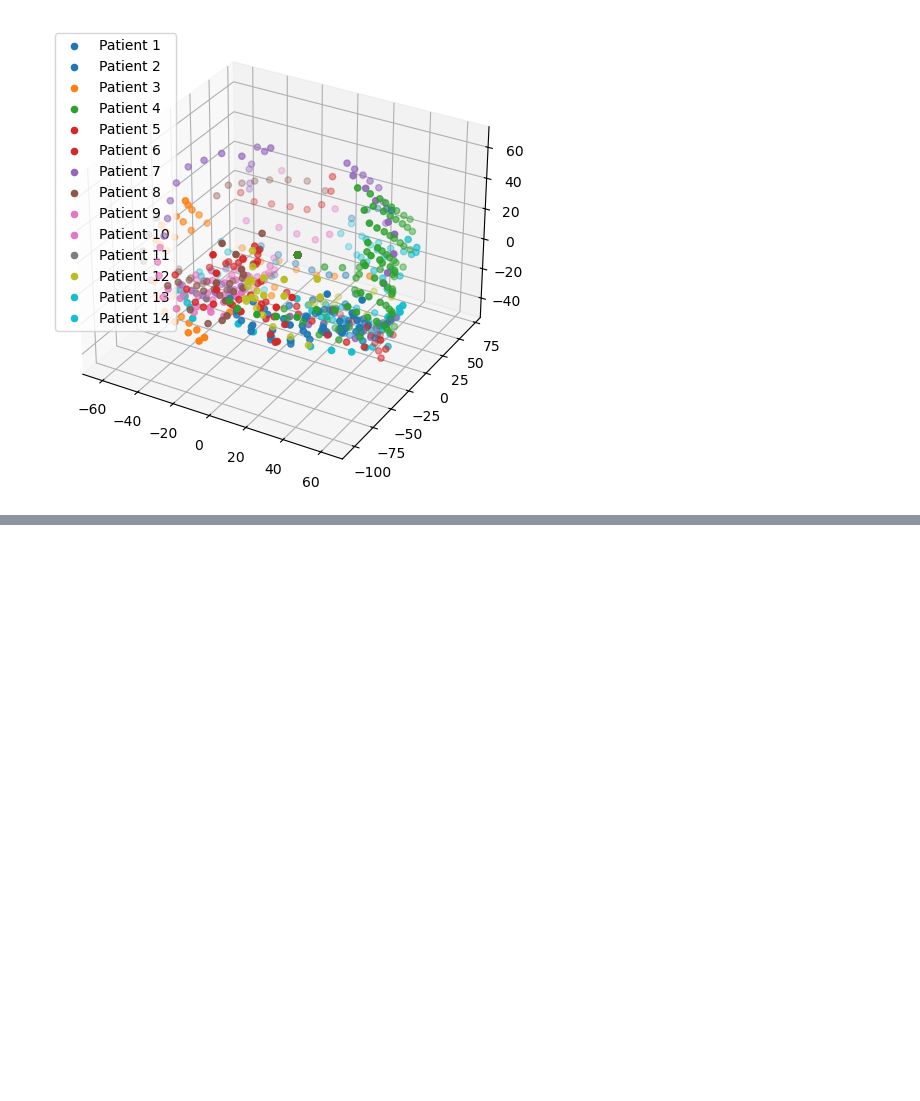
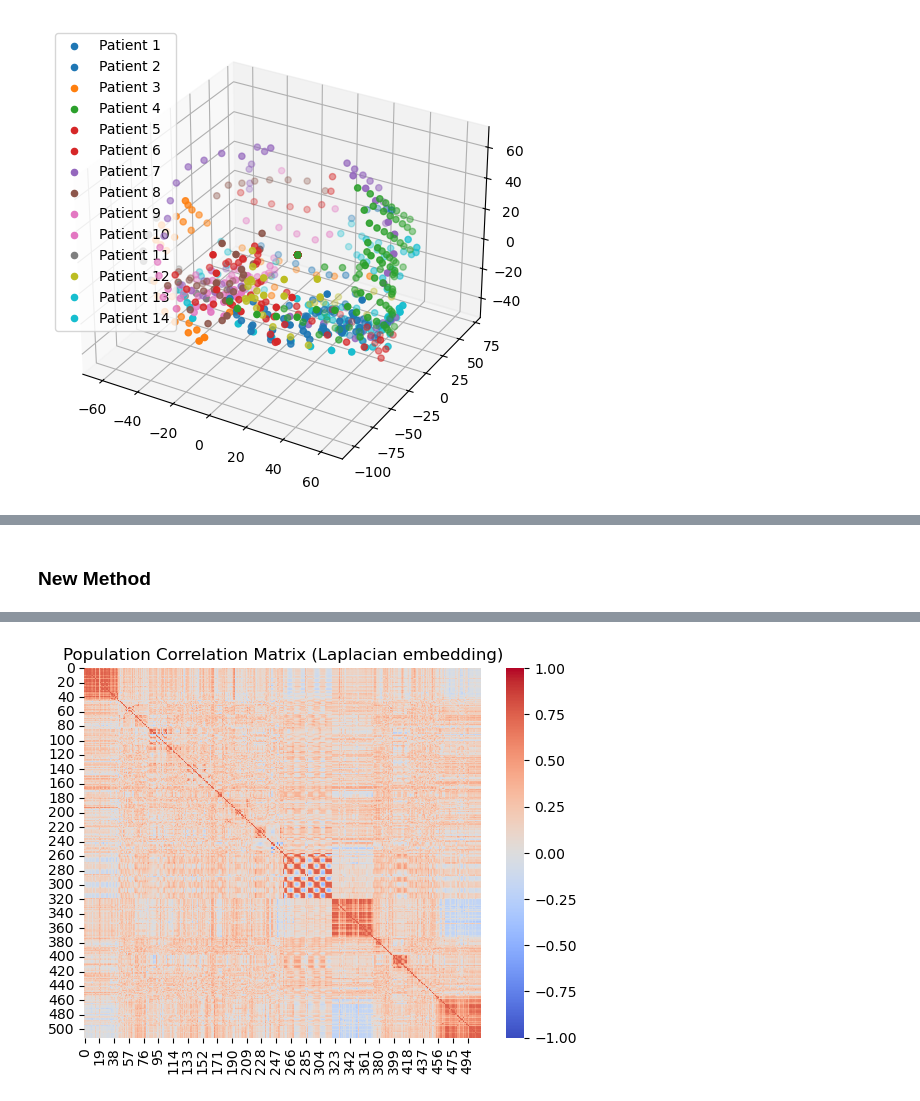
Before and after one commit to NoahWanless/SuperEeg-M467-project, a Jupyter notebook: Correlation.ipynb, the cells around one changed output, grey strips where cells are left out. Saved outputs shown, nothing was run; the diff lists cells and outputs as text; code cells hidden in the pictures; blank space fills up the shorter version.

Commit message:
low rank embedding with laplacian

```diff
--- a/Correlation.ipynb
+++ b/Correlation.ipynb
@@ -214,0 +195,79 @@ plt.show()
+# %% [markdown]
+### New Method
+# %%
+import torch
+import geoopt
+from scipy.spatial.distance import cdist
+
+k = 64
+n_total = len(xyz_clean)
+
+def fisher_z(corr):
+    np.fill_diagonal(corr, 0)  # ignore diagonal
+    return np.arctanh(np.clip(corr, -0.9999, 0.9999))
+
+# --- Build per-patient correlation matrices from raw data ---
+C_list = []
+idx_list = []
+for i, matrix in enumerate(dropped):
+    orig_idx = kept_patient_indices[i]
+    elec_idx = mapping_clean[mapping_clean[:, 1] == orig_idx, 0].astype(int)
+
+    if matrix.shape[0] < matrix.shape[1]:
+        matrix = matrix.T
+
+    corr = pd.DataFrame(matrix).corr().values
+    corr_z = fisher_z(corr)
+
+    C_list.append(torch.tensor(corr_z, dtype=torch.float32))
+    idx_list.append(torch.tensor(elec_idx, dtype=torch.long))
+
+# --- Build graph Laplacian from xyz_clean ---
+dists = cdist(xyz_clean, xyz_clean)
+sigma = np.median(dists)
+W = np.exp(-dists**2 / (2 * sigma**2))
+np.fill_diagonal(W, 0)
+W = W / W.max()  # normalize
+D = np.diag(W.sum(axis=1))
+L = torch.tensor(D - W, dtype=torch.float32)
+
+# --- Embedding on sphere ---
+sphere = geoopt.Sphere()
+U = geoopt.ManifoldParameter(
+    torch.nn.functional.normalize(torch.randn(n_total, k), dim=1),
+    manifold=sphere
+)
+
+optimizer = geoopt.optim.RiemannianAdam([U], lr=1e-3)
+lam = 0.001  # start small
+
+for step in range(5000):
+    optimizer.zero_grad()
+
+    data_loss = torch.tensor(0.0)
+    for C, idx in zip(C_list, idx_list):
+        Ui = U[idx]
+        approx = Ui @ Ui.T
+        mask = 1 - torch.eye(len(idx))  # ignore diagonal
+        data_loss = data_loss + ((approx - C) ** 2 * mask).sum()
+
+    lap_loss = torch.trace(U.T @ L @ U)
+
+    loss = data_loss + lam * lap_loss
+
+    if step % 200 == 0:
+        print(f"step {step} | data: {data_loss.item():.2f} | lap: {lam * lap_loss.item():.2f}")
+
+    loss.backward()
+    optimizer.step()
+
+# --- Reconstruct population correlation matrix ---
+with torch.no_grad():
+    U_norm = U.numpy()  # geoopt already keeps it on sphere
+    C_population_z = U_norm @ U_norm.T
+    C_population = np.tanh(C_population_z)
+
+sns.heatmap(C_population, cmap='coolwarm', center=0, vmin=-1, vmax=1)
+plt.title('Population Correlation Matrix (Laplacian embedding)')
+plt.show()
+# %% [output]
@@ -214,0 +291 @@ plt.show()
+[figure, added]
```
Also changed, not shown: parts of 7 cells of this notebook.
